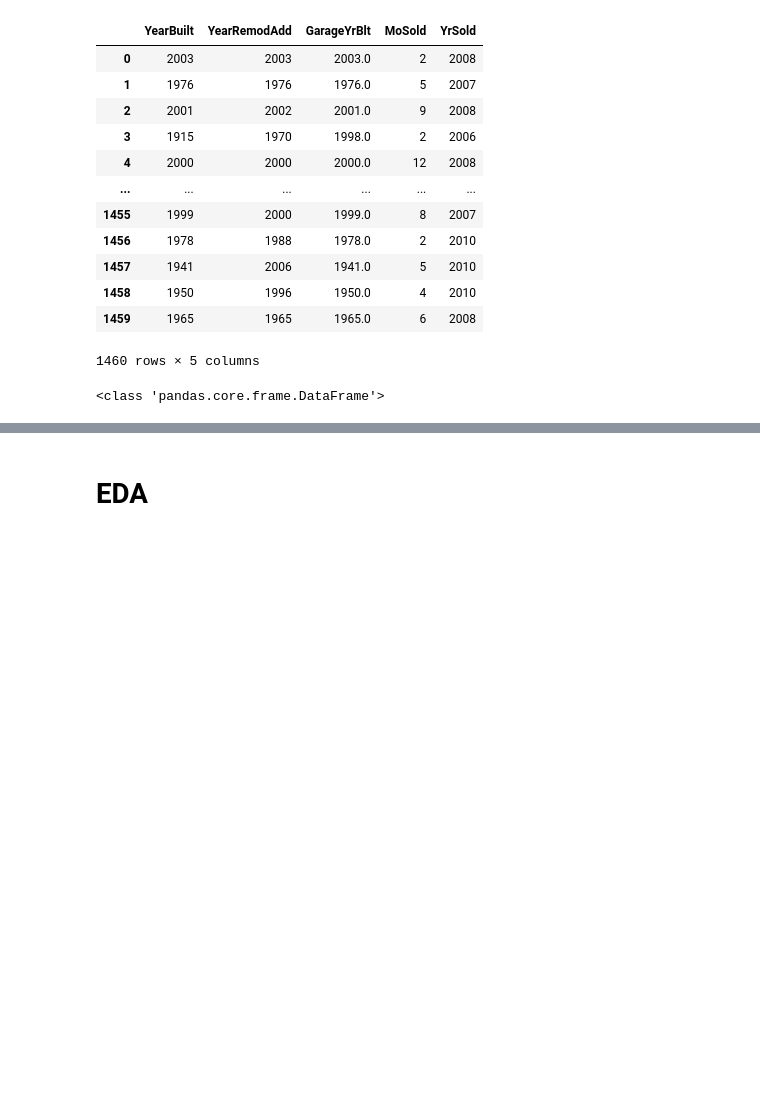
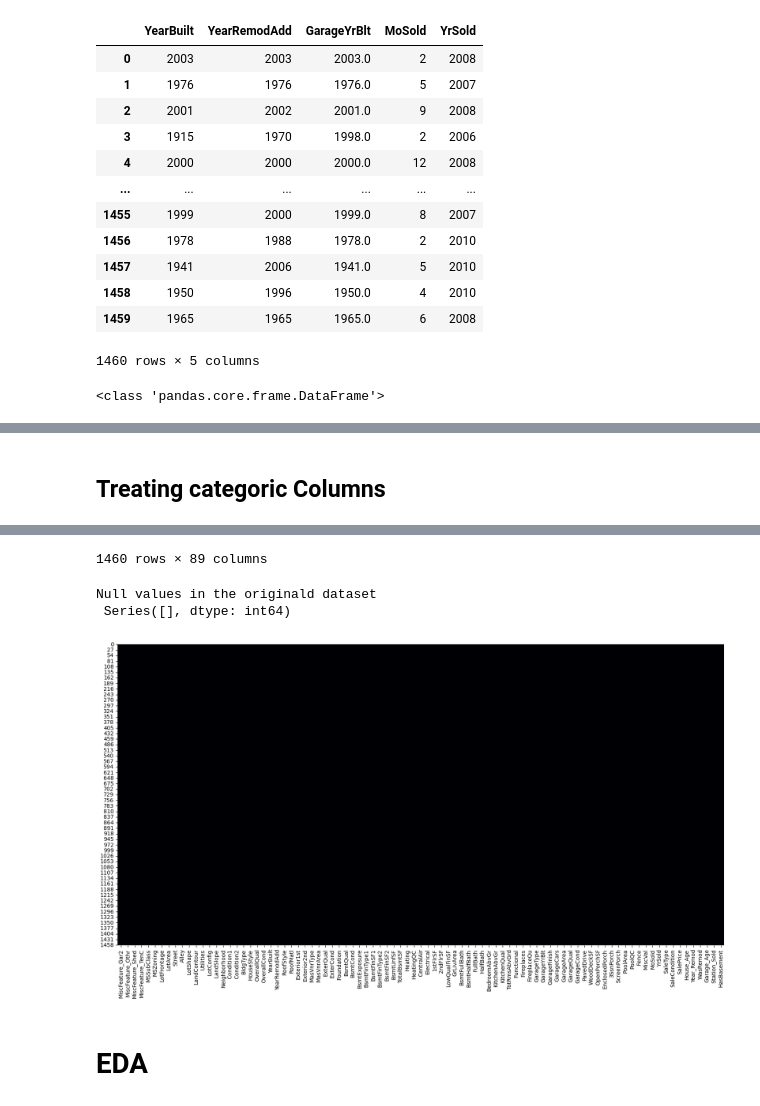
Before and after one commit to alfredofdlv/Housing-Prices, a Jupyter notebook: Notebook.ipynb, the cells around one changed output, grey strips where cells are left out. Saved outputs shown, nothing was run; the diff lists cells and outputs as text; code cells hidden in the pictures; blank space fills up the shorter version.

```diff
--- a/Notebook.ipynb
+++ b/Notebook.ipynb
@@ -147,0 +177,65 @@ display(df_dated)
+# %% [markdown]
+## Treating categoric Columns
+# %%
+from sklearn.preprocessing import LabelEncoder
+encoder = LabelEncoder()
+
+df_dated['MSSubClass']=df['MSSubClass'].astype('category')
+df_dated['HasBasement']=df_dated['BsmtCond'].notnull().astype(int)
+
+
+for col in categoric_cols:
+
+    if col in ['BsmtQual','BsmtCond','ExterQual','ExterCond','HeatingQC','KitchenQual','FireplaceQu','GarageQual','GarageCond','PoolQC']:
+        df_dated[col] = df_dated[col].map({'Ex': 5, 'Gd': 4, 'TA': 3, 'Fa': 2, 'Po': 1})
+        # display(df_dated[col].isnull().sum())
+        df_dated[col]=df_dated[col].fillna(0)
+
+        if df_dated[col].isnull().sum() >1:
+             display(f'Col: {col}',df_dated[col].isnull().sum())
+             display(df_dated[col].isnull())
+    elif col == 'BsmtExposure' :
+        df_dated[col] = df_dated[col].map({'Ex': 5,'Gd': 4, 'Av': 3, 'Mn': 2, 'No': 1,'NA':0})
+        df_dated[col]=df_dated[col].fillna(0)
+
+    elif col == 'Utilities' :
+        df_dated[col]=df_dated[col].map({'AllPub':4,'NoSewr':3,'NoSeWa':2,'ELO':1})
+    elif col == 'LotShape':
+        df_dated[col]=df_dated[col].map({'Reg': 4,'IR1': 3,'IR2': 2,'IR3': 1})
+    elif col == 'LandSlope':
+        df_dated[col]=df_dated[col].map({'Sev': 3,'Mod': 2,'Gtl': 1})
+    elif col in ['BsmtFinType1','BsmtFinType2']:
+        df_dated[col] = df_dated[col].map({'GLQ':6,'ALQ': 5, 'BLQ': 4, 'Rec': 3, 'LwQ': 2, 'Unf': 1,'NA':0})
+        df_dated[col]=df_dated[col].fillna(0)
+
+    elif col == 'Functional':
+        df_dated[col]=df_dated[col].map({'Typ':7,'Min1':6,'Min2':5,'Mod':4,'Maj1':3,'Maj2':2,'Sev':1,'Sal':0})
+    elif col == 'GarageFinish':
+        df_dated[col] = df_dated[col].map({'Fin': 3, 'RFn': 2, 'Unf': 1,'NA':0})
+        df_dated[col]=df_dated[col].fillna(0)
+
+    elif col == 'PavedDrive' :
+        df_dated[col]=df_dated[col].map({'Y':2,'P':1,'N':0})
+    elif col =='Fence':
+        df_dated[col]=df_dated[col].map({'GdPrv':4,'MnPrv':3,'GdWo':2,'MnWw':1,'NA':0})
+        df_dated[col]=df_dated[col].fillna(0)
+
+    elif col == 'MiscFeature':
+        df_dummies = pd.get_dummies(df_dated[col], dtype=int, prefix=col)
+        df_dated = pd.concat([df_dummies, df_dated], axis=1).drop(columns=[col])
+
+    else:
+        # df_dated[col]=df_dated[col].fillna(0)
+        df_dated[col]=encoder.fit_transform(df_dated[col])
+display(df_dated)
+
+df=df_dated
+# Filtrar y mostrar columnas con valores nulos en df2
+null_columns_original= df_dated.isnull().sum()
+print('Null values in the originald dataset\n',null_columns_original[null_columns_original > 0])
+
+# Crear mapa de calor de valores faltantes
+plt.figure(figsize=(20,10))
+sns.heatmap(df_dated.isnull(), cbar=False, cmap="inferno")
+plt.show()
+# %% [output]
@@ -148,3 +254,7 @@ display(df_dated)
+1460 rows × 89 columns
+Null values in the originald dataset
+ Series([], dtype: int64)
+[figure, added]
 # %% [markdown]
 # EDA
 # %%
```
Also changed, not shown: parts of 14 cells of this notebook, 3 other files.
